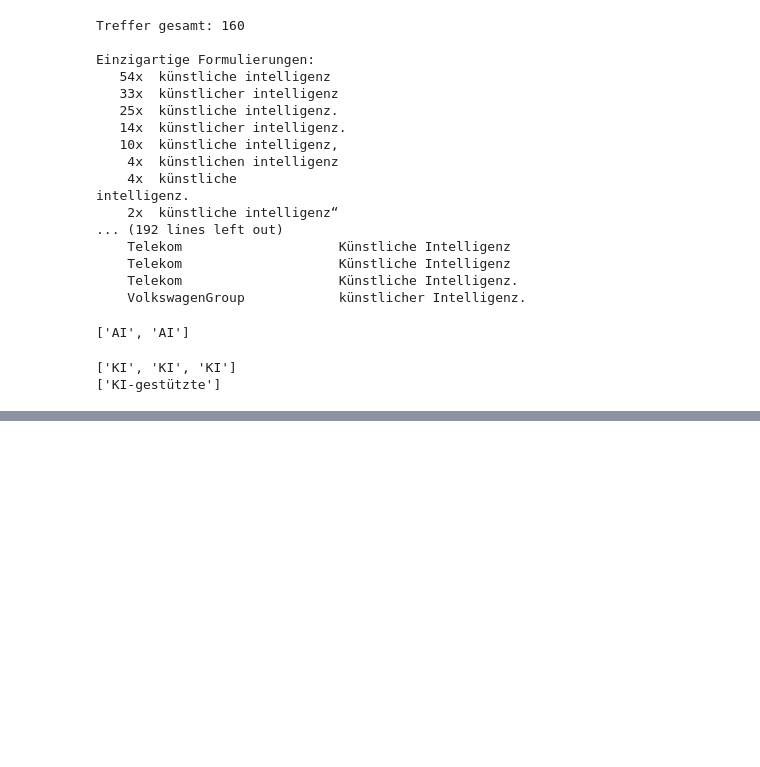
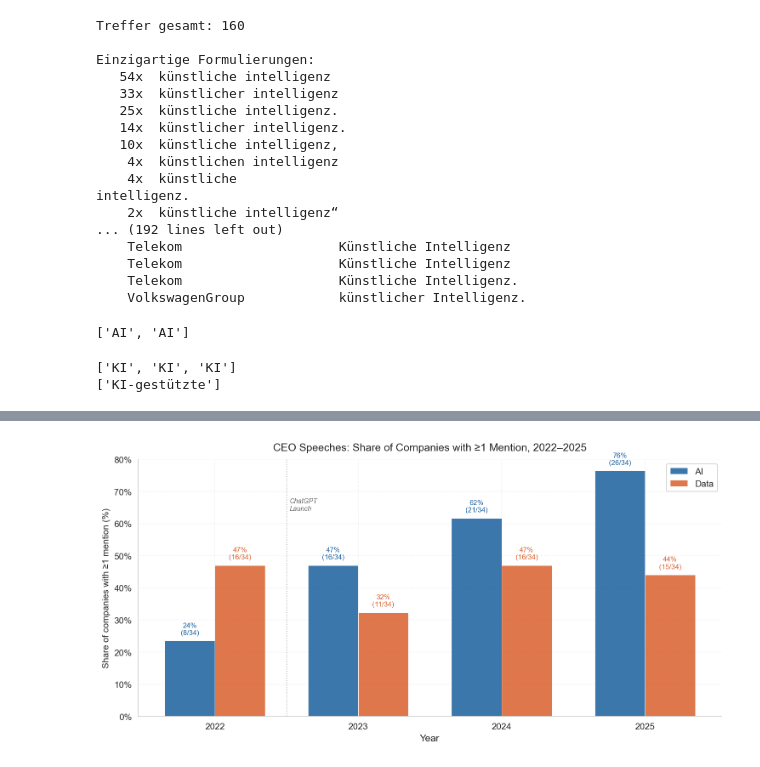
Before and after one commit to timtheuz/dax40-analysis, a Jupyter notebook: scripts/06_analysis_crosscompany.ipynb, the cells around one changed output, grey strips where cells are left out. Drawn from its saved outputs; the diff is of its cells as text; code cells hidden in the pictures; blank space fills up the shorter version.

```diff
--- a/scripts/06_analysis_crosscompany.ipynb
+++ b/scripts/06_analysis_crosscompany.ipynb
@@ -1535,0 +1622,45 @@ print(re.findall(r'ki[\-]\w+', test, re.IGNORECASE))
+# %%
+# ── PLOT 3 (EN): Penetration — CEO only ───────────────────────────────────────
+pen_ceo = pen[pen['role'] == 'ceo'].copy()
+
+x     = np.arange(len(YEARS))
+width = 0.35
+fig, ax = plt.subplots(figsize=(10, 5))
+
+for i, group in enumerate(GROUPS):
+    sub   = pen_ceo[pen_ceo['group'] == group].sort_values('year')
+    vals  = [sub[sub['year'] == y]['pct'].values[0]
+             if y in sub['year'].values else 0 for y in YEARS]
+    label = LABELS_EN[group]
+    offset = (i - 0.5) * width
+    bars = ax.bar(x + offset, vals, width,
+                  label=label, color=C[group], alpha=0.85,
+                  edgecolor='white', linewidth=0.5)
+    for bar, v, yr in zip(bars, vals, YEARS):
+        sub_yr = sub[sub['year'] == yr]
+        if not sub_yr.empty and v > 0:
+            n_hit   = int(sub_yr['cos_with_hit'].values[0])
+            n_total = int(sub_yr['total_cos'].values[0])
+            ax.text(bar.get_x() + bar.get_width() / 2,
+                    v + 1.5, f'{v:.0f}%\n({n_hit}/{n_total})',
+                    ha='center', va='bottom', fontsize=8, color=C[group])
+
+ax.axvline(x=0.5, color='#999', linestyle=':', linewidth=1, alpha=0.7)
+ax.text(0.52, 68, 'ChatGPT\nLaunch', fontsize=7.5, color='#666',
+        style='italic', va='top')
+
+ax.set_xticks(x)
+ax.set_xticklabels(YEARS)
+ax.set_xlabel('Year', fontsize=11)
+ax.set_ylabel('Share of companies with ≥1 mention (%)', fontsize=10)
+ax.set_ylim(0, 80)
+ax.yaxis.set_major_formatter(mtick.PercentFormatter())
+ax.legend(fontsize=10)
+ax.set_title('CEO Speeches: Share of Companies with ≥1 Mention, 2022–2025',
+             fontsize=12, pad=10)
+
+plt.tight_layout()
+plt.savefig(FIG_DIR / 'plot_penetration_ceo_only_en.png', bbox_inches='tight')
+plt.show()
+# %% [output]
+[figure, added]
```
Also changed, not shown: parts of 19 cells of this notebook, 1 other file.
